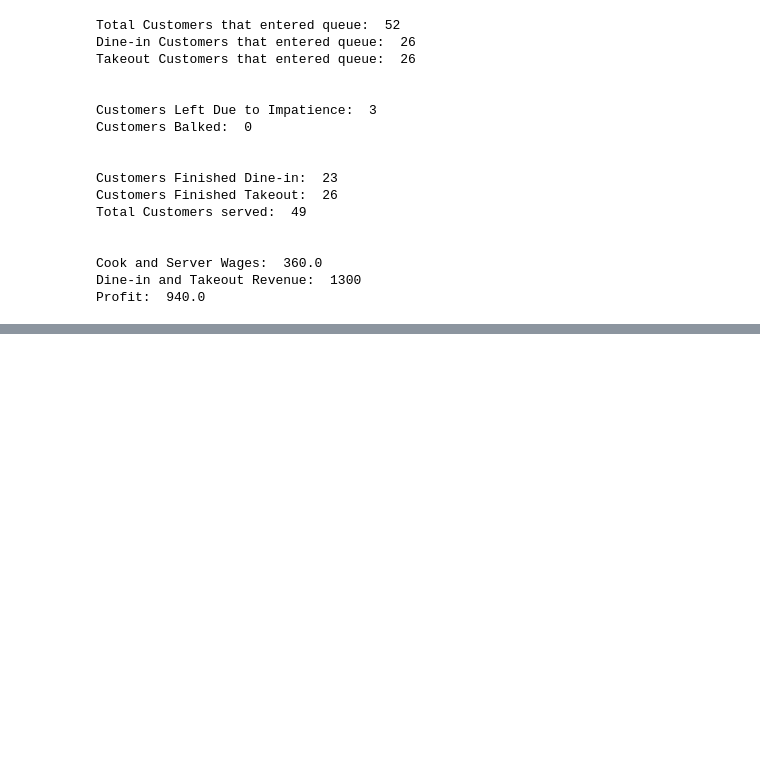
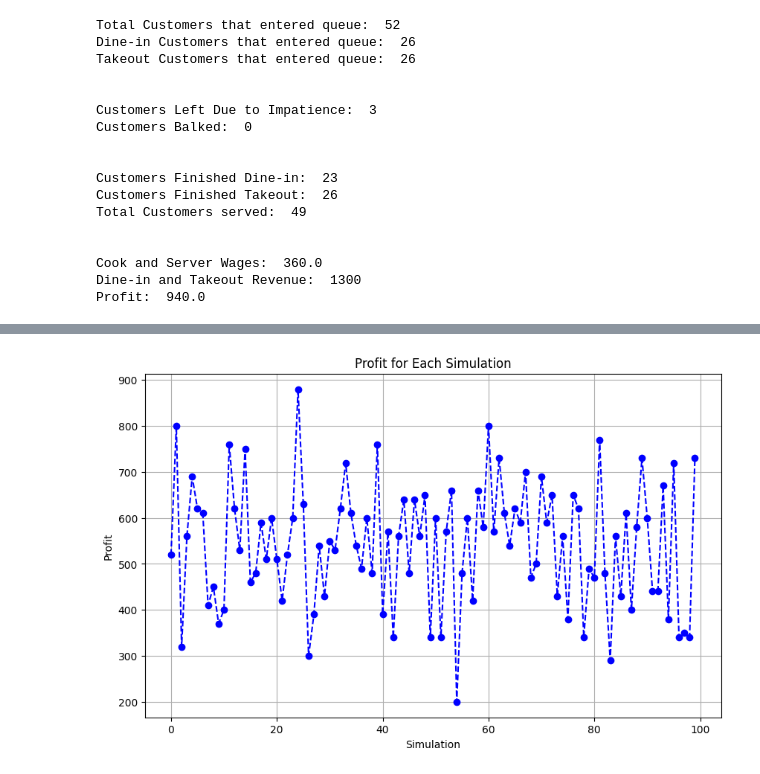
Before and after one commit to sergiovalentini11/msds460-term-project, a Jupyter notebook: res-sim-takeout-dinein.ipynb, the cells around one changed output, grey strips where cells are left out. Saved outputs shown, nothing was run; the diff lists cells and outputs as text; code cells hidden in the pictures; blank space fills up the shorter version.

Commit message:
Resolve merge conflict, calculate basic financial stats, plot profit of each sim

```diff
--- a/res-sim-takeout-dinein.ipynb
+++ b/res-sim-takeout-dinein.ipynb
@@ -591,0 +709,95 @@ Takeout order finished case
+# %%
+# Calculating revenue, cost, and profit for each simulation, adding to parsed_df, displaying basic financial statistics
+
+# calculate the cost for each simulation
+cost_list = []
+for i in range(NUM_SIMULATIONS):
+    cell_content = df.at[i, 'Event Log']
+    server_wages = NUM_SERVERS * SERVER_WAGE * (SIMULATION_TIME / 60)
+    cook_wages = NUM_COOKS * COOK_WAGE * (SIMULATION_TIME / 60)
+    cost = server_wages + cook_wages
+    cost_list.append(cost)
+
+# add the cost list to the parsed_df DataFrame
+parsed_df['Cost'] = cost_list
+
+# calculate the revenue for each simulation
+revenue_list = []
+for i in range(NUM_SIMULATIONS):
+    cell_content = df.at[i, 'Event Log']
+    dinein_customers = cell_content.count(finished_eating_data)
+    takeout_customers = cell_content.count(finished_takeout_data)
+    dinein_revenue = REVENUE_PER_DINEIN * dinein_customers
+    takeout_revenue = REVENUE_PER_TAKEOUT * takeout_customers
+    revenue = dinein_revenue + takeout_revenue
+    revenue_list.append(revenue)
+
+# add the revenue list to the parsed_df DataFrame
+parsed_df['Revenue'] = revenue_list
+
+# calculate the profit for each simulation
+profit_list = []
+for i in range(NUM_SIMULATIONS):
+    cell_content = df.at[i, 'Event Log']
+    dinein_customers = cell_content.count(finished_eating_data)
+    takeout_customers = cell_content.count(finished_takeout_data)
+    server_wages = NUM_SERVERS * SERVER_WAGE * (SIMULATION_TIME / 60)
+    cook_wages = NUM_COOKS * COOK_WAGE * (SIMULATION_TIME / 60)
+    dinein_revenue = REVENUE_PER_DINEIN * dinein_customers
+    takeout_revenue = REVENUE_PER_TAKEOUT * takeout_customers
+    profit = dinein_revenue + takeout_revenue - server_wages - cook_wages
+    profit_list.append(profit)
+
+# add the profit list to the parsed_df DataFrame
+parsed_df['Profit'] = profit_list
+
+parsed_df.head()
+
+# calculate the mean, median, and standard deviation of the profit
+mean_profit = parsed_df['Profit'].mean()
+median_profit = parsed_df['Profit'].median()
+std_profit = parsed_df['Profit'].std()
+
+# print out the mean, median, and standard deviation of the profit
+print("Mean Profit: ", mean_profit)
+print("Median Profit: ", median_profit)
+print("Standard Deviation of Profit: ", std_profit)
+
+# calculate the 95% confidence interval for the profit
+confidence_interval = 1.96 * (std_profit / np.sqrt(NUM_SIMULATIONS))
+lower_bound = mean_profit - confidence_interval
+upper_bound = mean_profit + confidence_interval
+
+# print out the 95% confidence interval for the profit
+print("95% Confidence Interval for Profit: (", lower_bound, ",", upper_bound, ")")
+print("\n")
+
+# calculate the mean, median, and standard deviation of the revenue
+mean_revenue = parsed_df['Revenue'].mean()
+median_revenue = parsed_df['Revenue'].median()
+std_revenue = parsed_df['Revenue'].std()
+
+# print out the mean, median, and standard deviation of the revenue
+print("Mean Revenue: ", mean_revenue)
+print("Median Revenue: ", median_revenue)
+print("Standard Deviation of Revenue: ", std_revenue)
+
+# calculate the 95% confidence interval for the revenue
+confidence_interval = 1.96 * (std_revenue / np.sqrt(NUM_SIMULATIONS))
+lower_bound = mean_revenue - confidence_interval
+upper_bound = mean_revenue + confidence_interval
+
+# print out the 95% confidence interval for the revenue
+print("95% Confidence Interval for Revenue: (", lower_bound, ",", upper_bound, ")")
+
+# plot the profit for each simulation
+import matplotlib.pyplot as plt
+
+plt.figure(figsize = (10, 6))
+plt.plot(parsed_df['Simulation'], parsed_df['Profit'], marker = 'o', linestyle = '--', color = 'b')
+plt.xlabel('Simulation')
+plt.ylabel('Profit')
+plt.title('Profit for Each Simulation')
+plt.grid(True)
+plt.show()
+# %% [output]
@@ -591,0 +814 @@ Takeout order finished case
+[figure, added]
```
Also changed, not shown: parts of 3 cells of this notebook, 1 other file.
